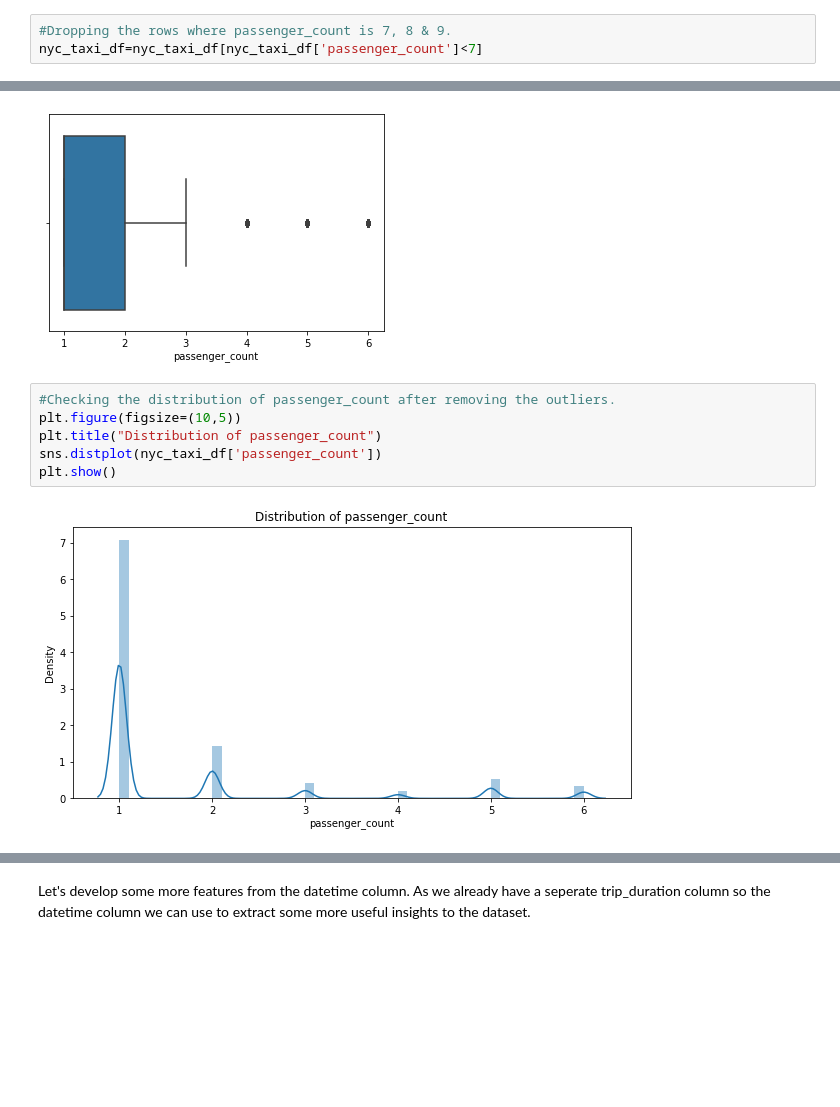
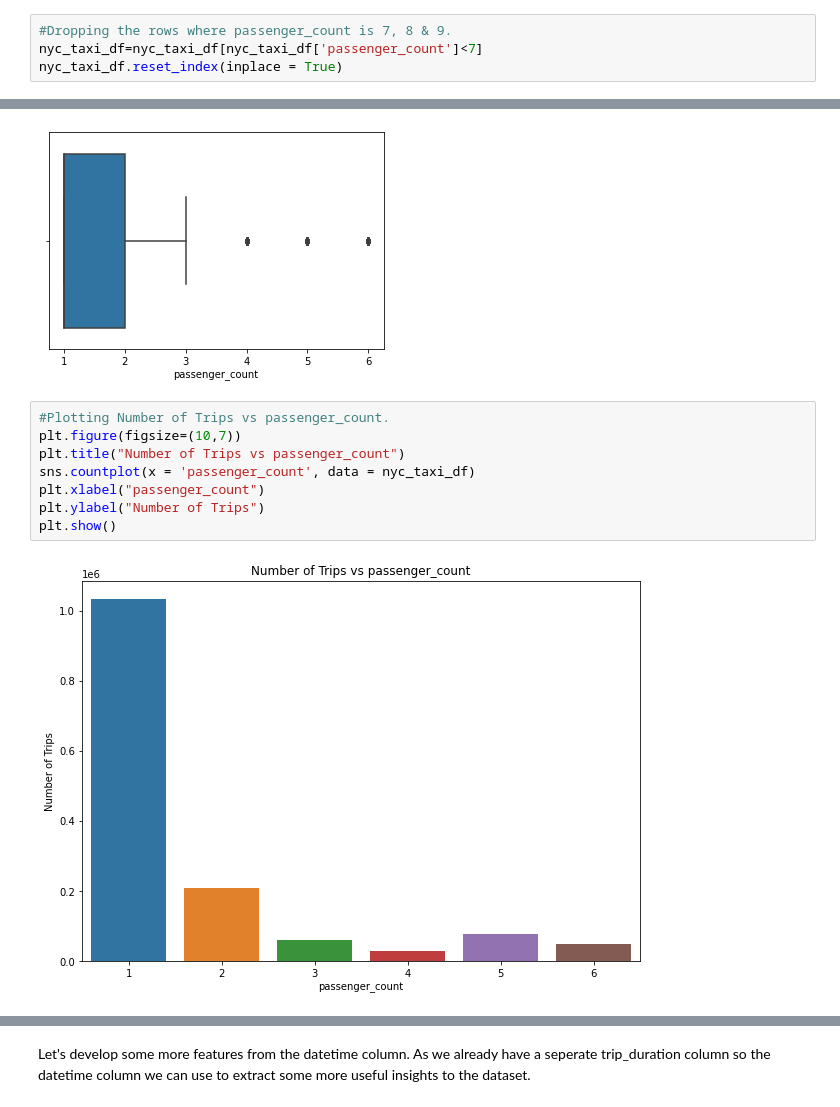
Before and after one commit to Prashant-Shaw/NYC-Taxi-Trip-Time-Prediction, a Jupyter notebook: NYC_Taxi_Trip_Time_Prediction_Capstone_Project.ipynb, the cells around one changed output, grey strips where cells are left out. Saved outputs shown, nothing was run; the diff lists cells and outputs as text; blank space fills up the shorter version.

```diff
--- a/NYC_Taxi_Trip_Time_Prediction_Capstone_Project.ipynb
+++ b/NYC_Taxi_Trip_Time_Prediction_Capstone_Project.ipynb
@@ -224,6 +226,7 @@ In the column passenger_count for number of passengers 7, 8 & 9 there are only 3
 # %%
 #Dropping the rows where passenger_count is 7, 8 & 9.
 nyc_taxi_df=nyc_taxi_df[nyc_taxi_df['passenger_count']<7]
+nyc_taxi_df.reset_index(inplace = True)
 # %%
 #Checking the passenger_count feature after removing the outliers.
 nyc_taxi_df['passenger_count'].value_counts()
@@ -242,10 +245,12 @@ sns.boxplot(nyc_taxi_df['passenger_count'])
 <matplotlib.axes._subplots.AxesSubplot at 0x...>
 [figure]
 # %%
-#Checking the distribution of passenger_count after removing the outliers.
-plt.figure(figsize=(10,5))
-plt.title("Distribution of passenger_count")
-sns.distplot(nyc_taxi_df['passenger_count'])
+#Plotting Number of Trips vs passenger_count.
+plt.figure(figsize=(10,7))
+plt.title("Number of Trips vs passenger_count")
+sns.countplot(x = 'passenger_count', data = nyc_taxi_df)
+plt.xlabel("passenger_count")
+plt.ylabel("Number of Trips")
 plt.show()
 # %% [output]
-[figure, old version]
+[figure, new version]
```
Also changed, not shown: parts of 28 cells of this notebook.
